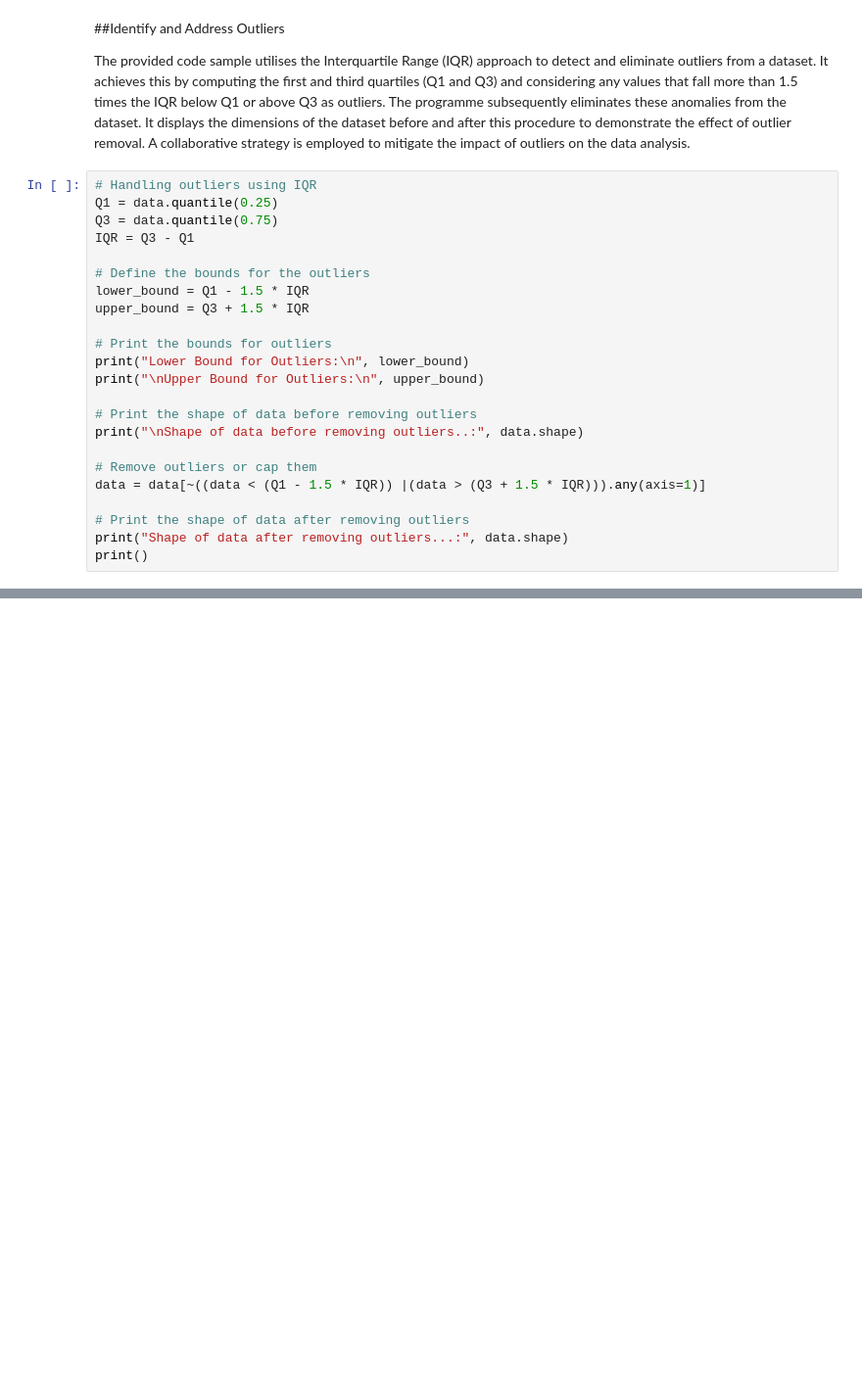
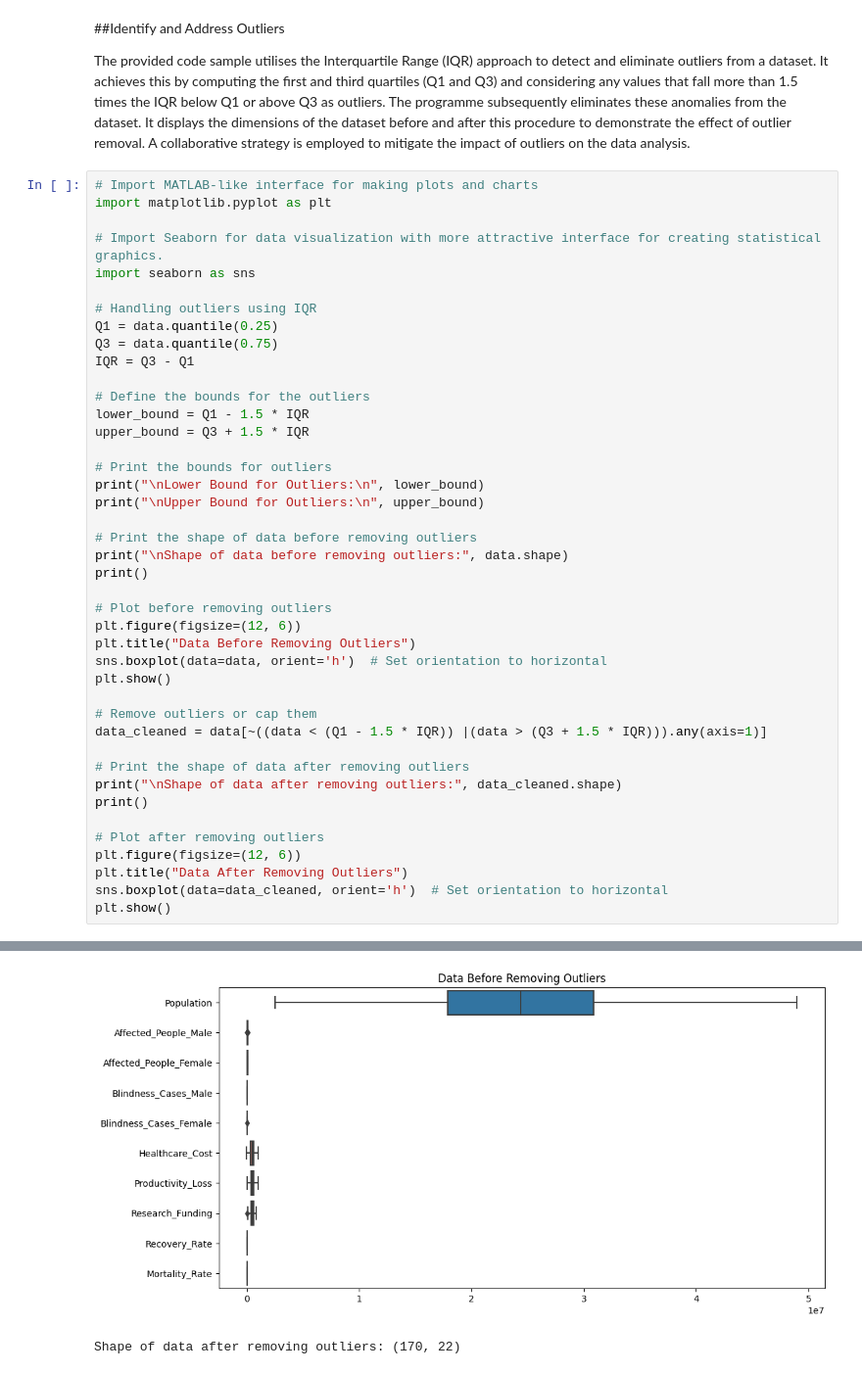
Before and after one commit to carlos-alves-one/Eye-Disease-Analysis, a Jupyter notebook: final_project_report.ipynb, the cells around one changed output, grey strips where cells are left out. Shown at 98% size. Saved outputs shown, nothing was run; the diff lists cells and outputs as text; blank space fills up the shorter version.

Commit message:
Analysis of Identify and Address Outliers Results

```diff
--- a/final_project_report.ipynb
+++ b/final_project_report.ipynb
@@ -334,6 +334,12 @@ The dataset is comprehensive and well-maintained, with no missing values across
 
 The provided code sample utilises the Interquartile Range (IQR) approach to detect and eliminate outliers from a dataset. It achieves this by computing the first and third quartiles (Q1 and Q3) and considering any values that fall more than 1.5 times the IQR below Q1 or above Q3 as outliers. The programme subsequently eliminates these anomalies from the dataset. It displays the dimensions of the dataset before and after this procedure to demonstrate the effect of outlier removal. A collaborative strategy is employed to mitigate the impact of outliers on the data analysis.
 # %%
+# Import MATLAB-like interface for making plots and charts
+import matplotlib.pyplot as plt
+
+# Import Seaborn for data visualization with more attractive interface for creating statistical graphics.
+import seaborn as sns
+
 # Handling outliers using IQR
 Q1 = data.quantile(0.25)
 Q3 = data.quantile(0.75)
@@ -344,17 +350,30 @@ lower_bound = Q1 - 1.5 * IQR
 upper_bound = Q3 + 1.5 * IQR
 
 # Print the bounds for outliers
-print("Lower Bound for Outliers:\n", lower_bound)
+print("\nLower Bound for Outliers:\n", lower_bound)
 print("\nUpper Bound for Outliers:\n", upper_bound)
 
 # Print the shape of data before removing outliers
-print("\nShape of data before removing outliers..:", data.shape)
+print("\nShape of data before removing outliers:", data.shape)
+print()
+
+# Plot before removing outliers
+plt.figure(figsize=(12, 6))
+plt.title("Data Before Removing Outliers")
+sns.boxplot(data=data, orient='h')  # Set orientation to horizontal
+plt.show()
 
 # Remove outliers or cap them
-data = data[~((data < (Q1 - 1.5 * IQR)) |(data > (Q3 + 1.5 * IQR))).any(axis=1)]
+data_cleaned = data[~((data < (Q1 - 1.5 * IQR)) |(data > (Q3 + 1.5 * IQR))).any(axis=1)]
 
 # Print the shape of data after removing outliers
-print("Shape of data after removing outliers...:", data.shape)
+print("\nShape of data after removing outliers:", data_cleaned.shape)
 print()
+
+# Plot after removing outliers
+plt.figure(figsize=(12, 6))
+plt.title("Data After Removing Outliers")
+sns.boxplot(data=data_cleaned, orient='h')  # Set orientation to horizontal
+plt.show()
 # %% [output]
 Lower Bound for Outliers:
@@ -376,0 +396,2 @@ Shape of data after removing outliers...: (167, 22)
+[figure, added]
+Shape of data after removing outliers: (170, 22)
```
Also changed, not shown: parts of 3 cells of this notebook.
